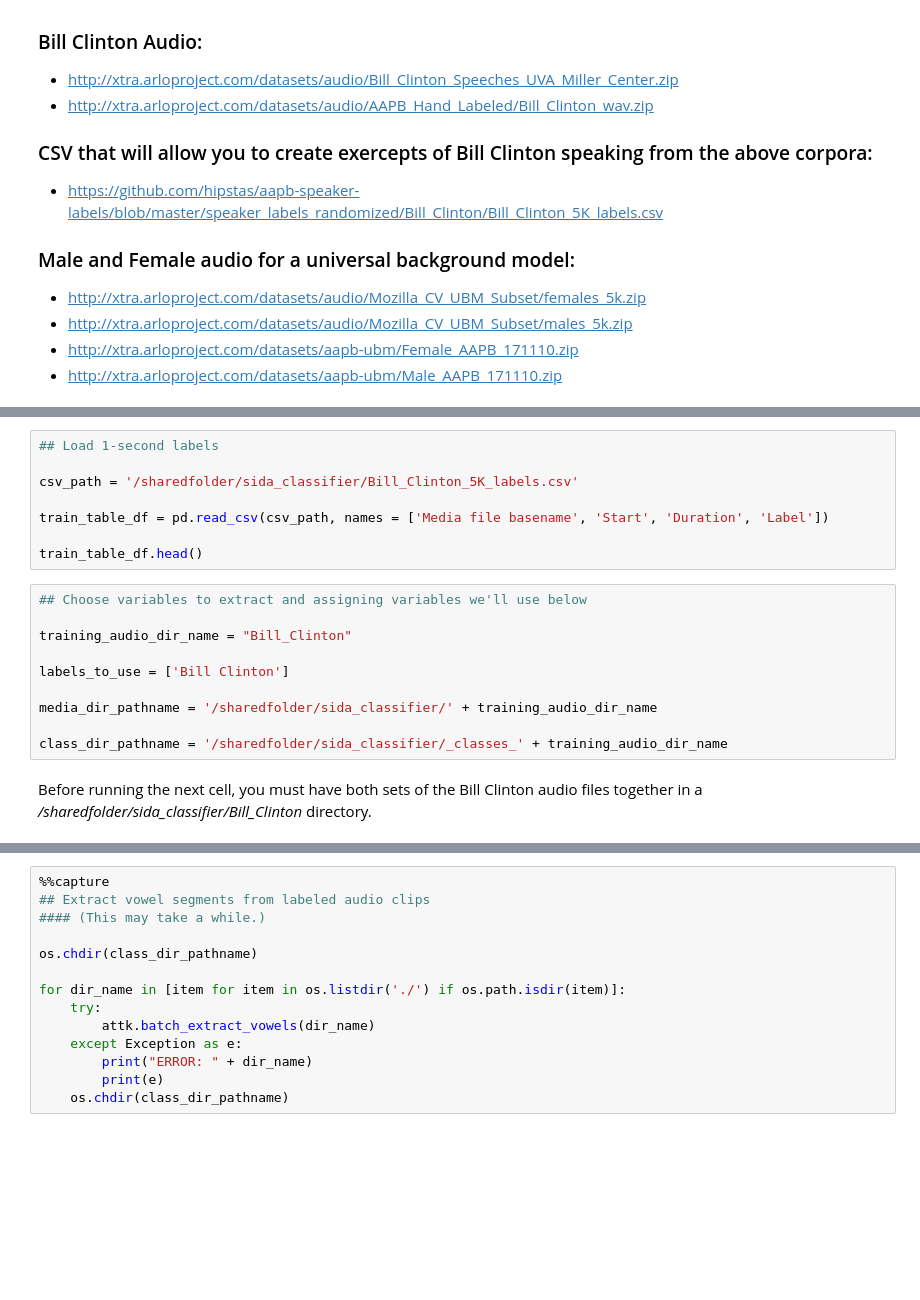
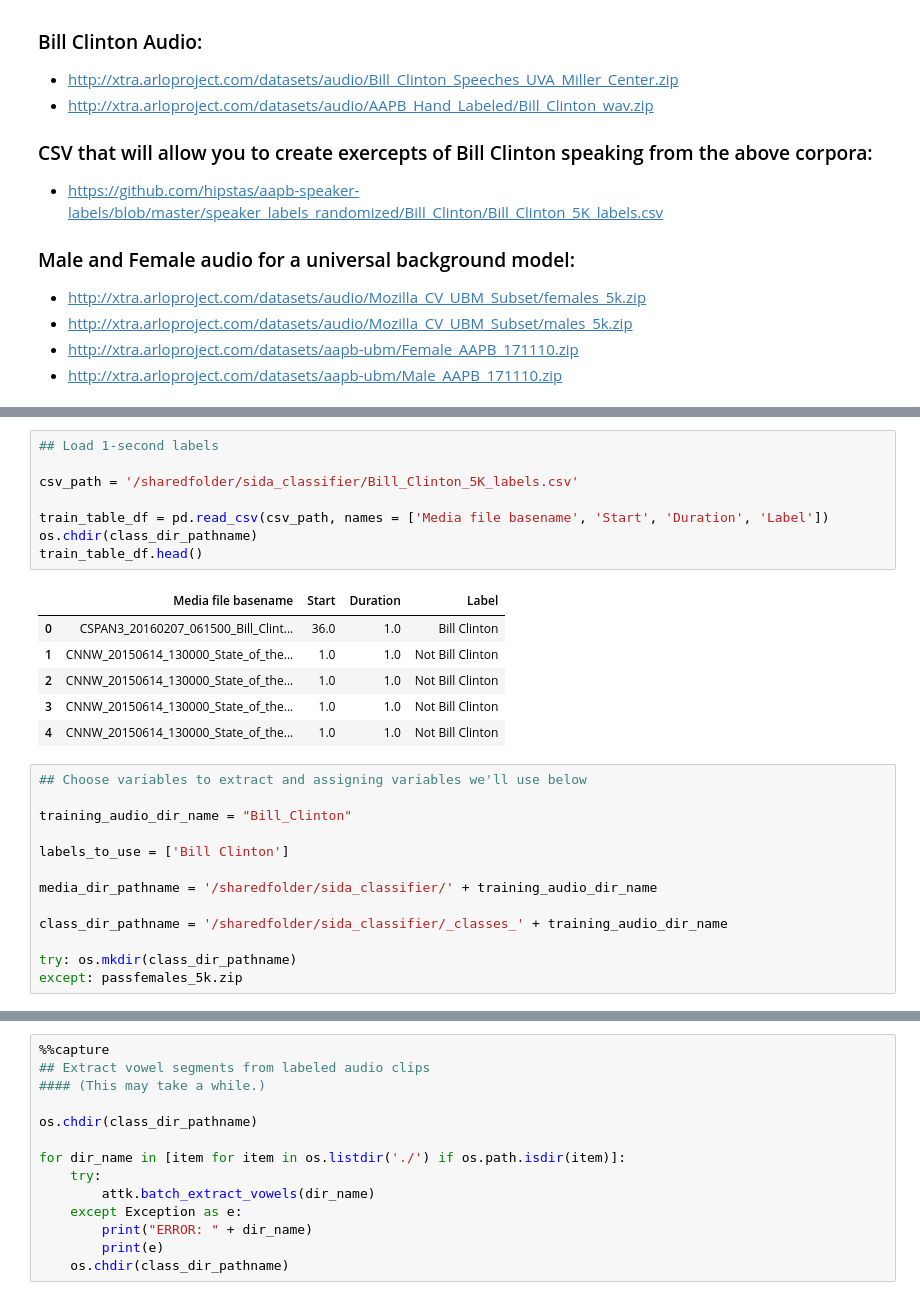
Before and after one commit to hipstas/sida, a Jupyter notebook: Bill_Clinton_template/01_Bill_Clinton_Preprocessing.ipynb, the cells around one changed output, grey strips where cells are left out. Drawn from its saved outputs; the diff is of its cells as text; blank space fills up the shorter version.

```diff
--- a/Bill_Clinton_template/01_Bill_Clinton_Preprocessing.ipynb
+++ b/Bill_Clinton_template/01_Bill_Clinton_Preprocessing.ipynb
@@ -41,11 +56,18 @@ Before this step, you must move the *.csv file into the /sharedfolder/sida_class
 # %%
 ## Load 1-second labels
 
 csv_path = '/sharedfolder/sida_classifier/Bill_Clinton_5K_labels.csv'
 
 train_table_df = pd.read_csv(csv_path, names = ['Media file basename', 'Start', 'Duration', 'Label'])
-
+os.chdir(class_dir_pathname)
 train_table_df.head()
+# %% [output]
+|  | Media file basename | Start | Duration | Label |
+| 0 | CSPAN3_20160207_061500_Bill_Clint... | 36.0 | 1.0 | Bill Clinton |
+| 1 | CNNW_20150614_130000_State_of_the... | 1.0 | 1.0 | Not Bill Clinton |
+| 2 | CNNW_20150614_130000_State_of_the... | 1.0 | 1.0 | Not Bill Clinton |
+| 3 | CNNW_20150614_130000_State_of_the... | 1.0 | 1.0 | Not Bill Clinton |
+| 4 | CNNW_20150614_130000_State_of_the... | 1.0 | 1.0 | Not Bill Clinton |
 # %%
 ## Choose variables to extract and assigning variables we'll use below
 
@@ -56,5 +78,6 @@ labels_to_use = ['Bill Clinton']
 media_dir_pathname = '/sharedfolder/sida_classifier/' + training_audio_dir_name
 
 class_dir_pathname = '/sharedfolder/sida_classifier/_classes_' + training_audio_dir_name
+
+try: os.mkdir(class_dir_pathname)
+except: passfemales_5k.zip
-# %% [markdown]
-Before running the next cell, you must have both sets of the Bill Clinton audio files together in a */sharedfolder/sida_classifier/Bill_Clinton* directory.
```
Also changed, not shown: parts of 7 cells of this notebook, 1 other file.
